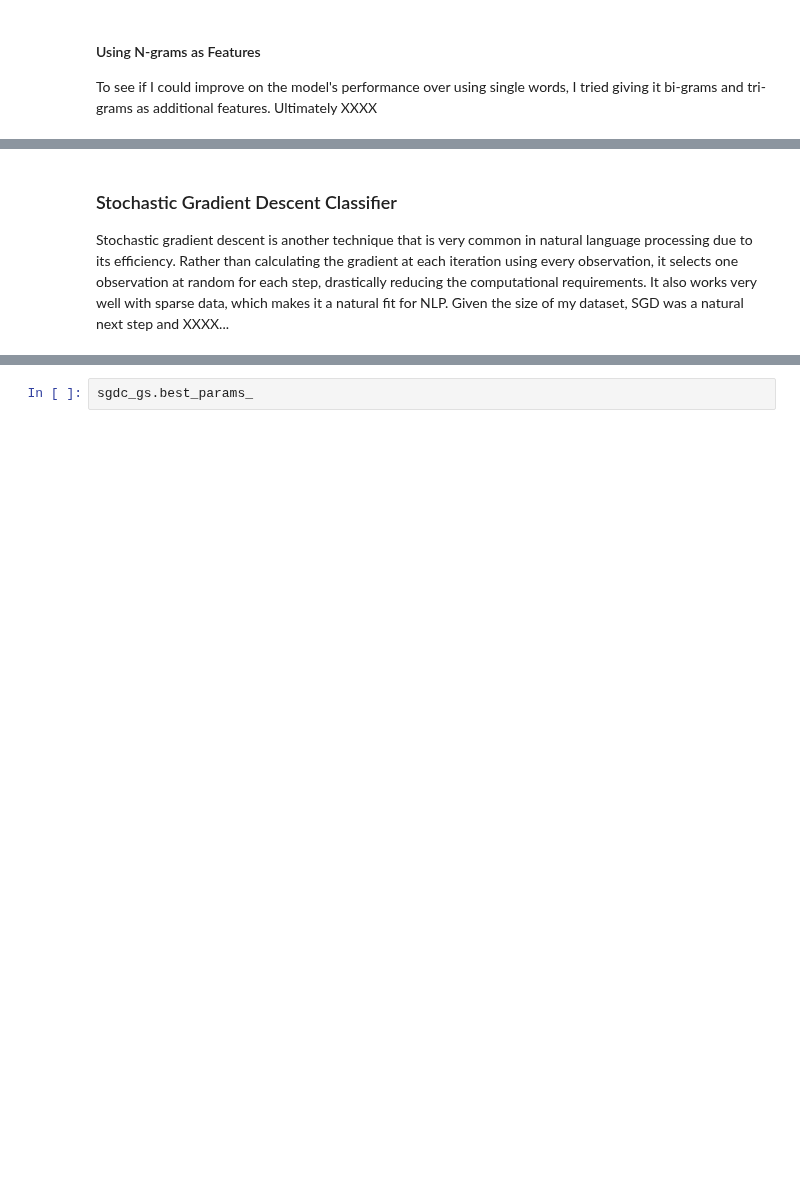
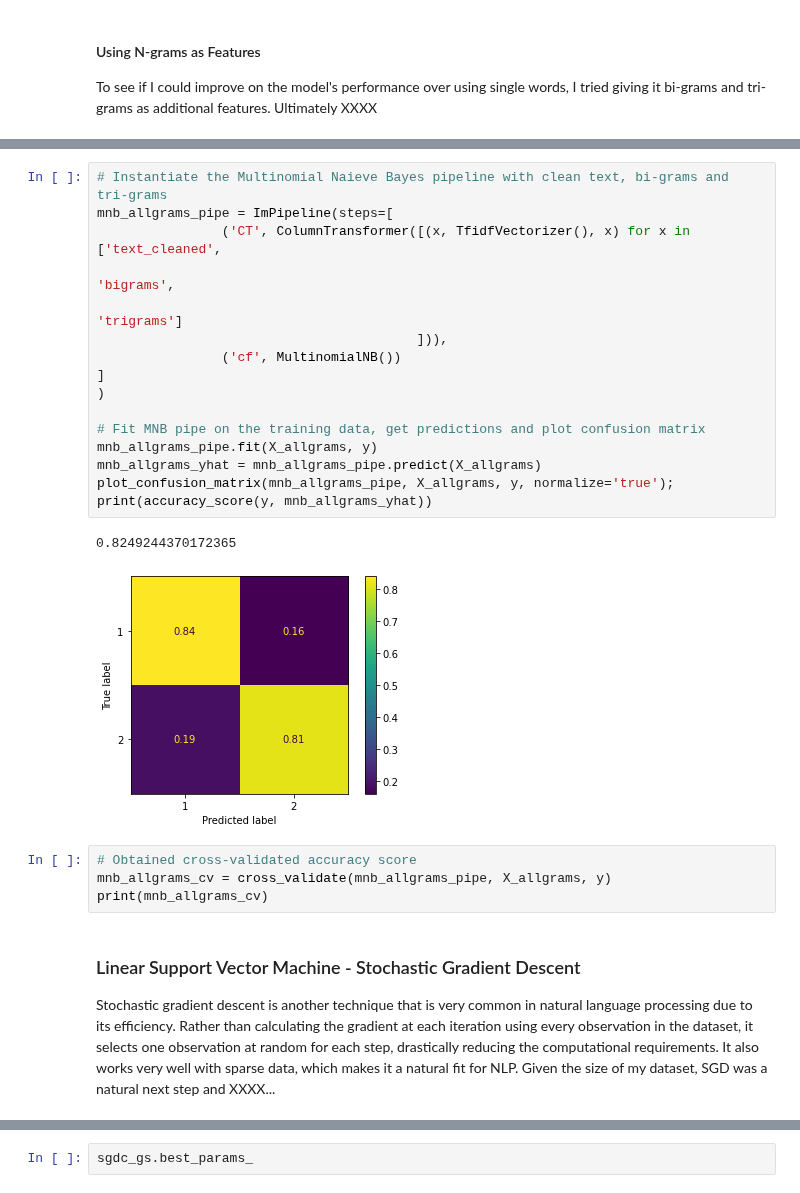
Before and after one commit to ThomasHChapman/classifying_user_reviews, a Jupyter notebook: working_notebooks/modeling_nb.ipynb, the cells around one changed output, grey strips where cells are left out. Saved outputs shown, nothing was run; the diff lists cells and outputs as text; blank space fills up the shorter version.

```diff
--- a/working_notebooks/modeling_nb.ipynb
+++ b/working_notebooks/modeling_nb.ipynb
@@ -184,6 +228,29 @@ print(accuracy_score(y, mnb_yhat))
+# %%
+# Instantiate the Multinomial Naieve Bayes pipeline with clean text, bi-grams and tri-grams
+mnb_allgrams_pipe = ImPipeline(steps=[
+                ('CT', ColumnTransformer([(x, TfidfVectorizer(), x) for x in ['text_cleaned',
+                                                                              'bigrams',
+                                                                              'trigrams']
+                                         ])),
+                ('cf', MultinomialNB())
+]
+)
+
+# Fit MNB pipe on the training data, get predictions and plot confusion matrix
+mnb_allgrams_pipe.fit(X_allgrams, y)
+mnb_allgrams_yhat = mnb_allgrams_pipe.predict(X_allgrams)
+plot_confusion_matrix(mnb_allgrams_pipe, X_allgrams, y, normalize='true');
+print(accuracy_score(y, mnb_allgrams_yhat))
+# %% [output]
+0.8249244370172365
+[figure, added]
+# %%
+# Obtained cross-validated accuracy score
+mnb_allgrams_cv = cross_validate(mnb_allgrams_pipe, X_allgrams, y)
+print(mnb_allgrams_cv)
 # %% [markdown]
-### Stochastic Gradient Descent Classifier
-Stochastic gradient descent is another technique that is very common in natural language processing due to its efficiency. Rather than calculating the gradient at each iteration using every observation, it selects one observation at random for each step, drastically reducing the computational requirements. It also works very well with sparse data, which makes it a natural fit for NLP. Given the size of my dataset, SGD was a natural next step and XXXX...
+### Linear Support Vector Machine - Stochastic Gradient Descent
+Stochastic gradient descent is another technique that is very common in natural language processing due to its efficiency. Rather than calculating the gradient at each iteration using every observation in the dataset, it selects one observation at random for each step, drastically reducing the computational requirements. It also works very well with sparse data, which makes it a natural fit for NLP. Given the size of my dataset, SGD was a natural next step and XXXX...
 # %%
 # Instantiate the SGDC Classifier pipeline
 sgdc_pipe = ImPipeline(steps=[
```
Also changed, not shown: parts of 33 cells of this notebook.
